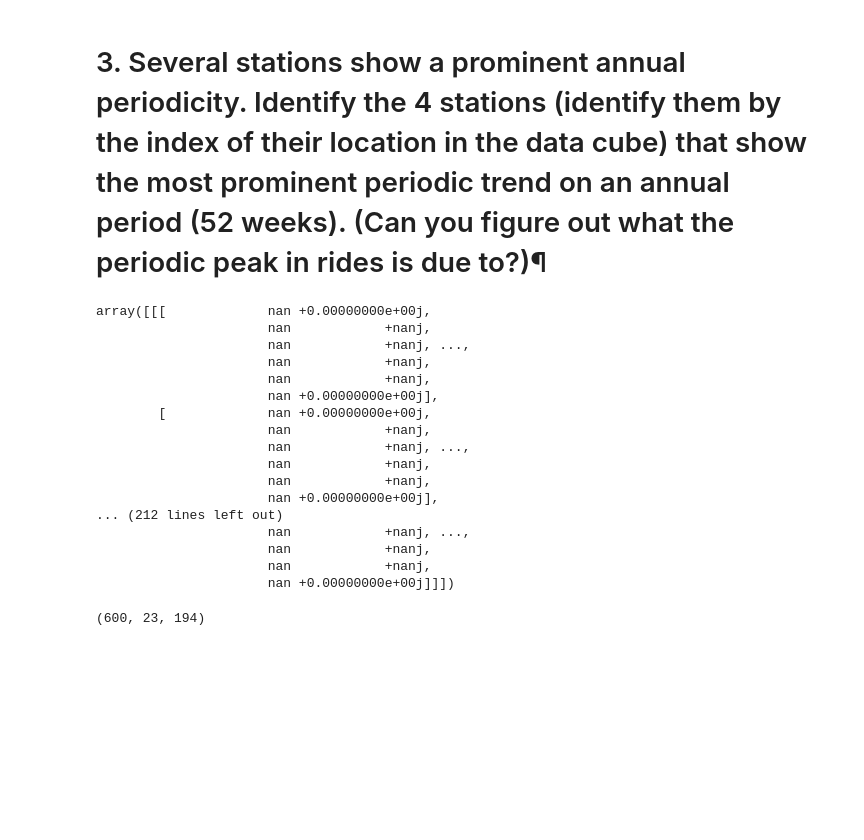
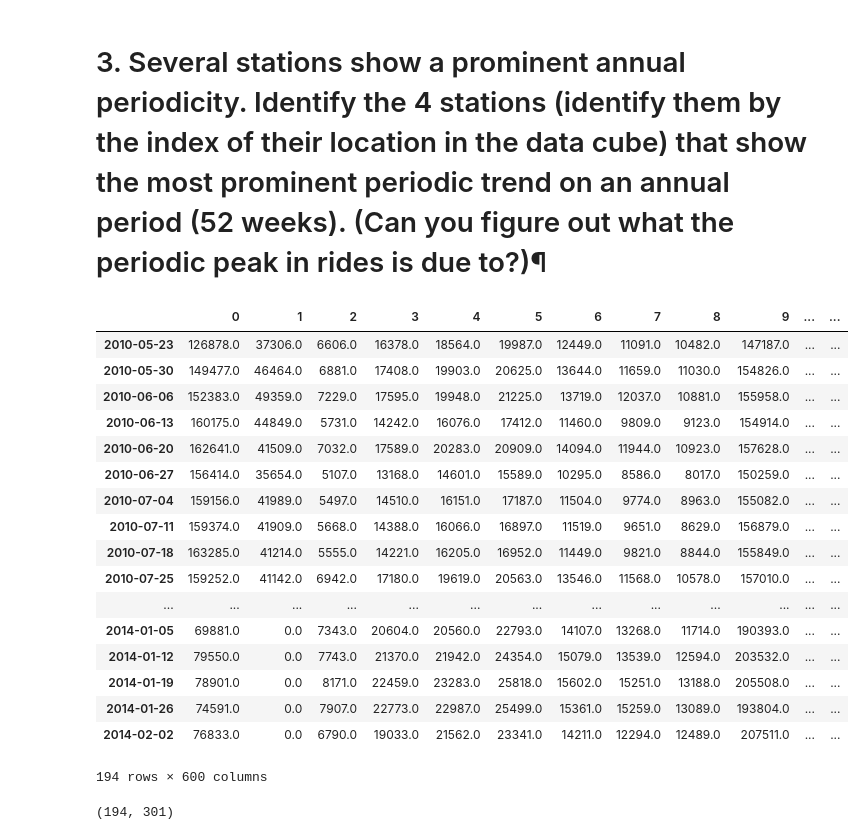
Before and after one commit to aaron-15/PUI2016_ajd629, a Jupyter notebook: HW9_ajd629/HW9_1_ajd629.ipynb, the cells around one changed output. Drawn from its saved outputs; the diff is of its cells as text; code cells hidden in the pictures; blank space fills up the shorter version.

```diff
--- a/HW9_ajd629/HW9_1_ajd629.ipynb
+++ b/HW9_ajd629/HW9_1_ajd629.ipynb
@@ -222,24 +225,25 @@ data_mean.sort_values(by=['Mean_ratio'], ascending=False)
+# %%
+swipes_by_stations_pd_transpose
+# %% [output]
+|  | 0 | 1 | 2 | 3 | 4 | 5 | 6 | 7 | 8 | 9 | ... | ... |
+| 2010-05-23 | 126878.0 | 37306.0 | 6606.0 | 16378.0 | 18564.0 | 19987.0 | 12449.0 | 11091.0 | 10482.0 | 147187.0 | ... | ... |
+| 2010-05-30 | 149477.0 | 46464.0 | 6881.0 | 17408.0 | 19903.0 | 20625.0 | 13644.0 | 11659.0 | 11030.0 | 154826.0 | ... | ... |
+| 2010-06-06 | 152383.0 | 49359.0 | 7229.0 | 17595.0 | 19948.0 | 21225.0 | 13719.0 | 12037.0 | 10881.0 | 155958.0 | ... | ... |
+| 2010-06-13 | 160175.0 | 44849.0 | 5731.0 | 14242.0 | 16076.0 | 17412.0 | 11460.0 | 9809.0 | 9123.0 | 154914.0 | ... | ... |
+| 2010-06-20 | 162641.0 | 41509.0 | 7032.0 | 17589.0 | 20283.0 | 20909.0 | 14094.0 | 11944.0 | 10923.0 | 157628.0 | ... | ... |
+| 2010-06-27 | 156414.0 | 35654.0 | 5107.0 | 13168.0 | 14601.0 | 15589.0 | 10295.0 | 8586.0 | 8017.0 | 150259.0 | ... | ... |
+| 2010-07-04 | 159156.0 | 41989.0 | 5497.0 | 14510.0 | 16151.0 | 17187.0 | 11504.0 | 9774.0 | 8963.0 | 155082.0 | ... | ... |
+| 2010-07-11 | 159374.0 | 41909.0 | 5668.0 | 14388.0 | 16066.0 | 16897.0 | 11519.0 | 9651.0 | 8629.0 | 156879.0 | ... | ... |
+| 2010-07-18 | 163285.0 | 41214.0 | 5555.0 | 14221.0 | 16205.0 | 16952.0 | 11449.0 | 9821.0 | 8844.0 | 155849.0 | ... | ... |
+| 2010-07-25 | 159252.0 | 41142.0 | 6942.0 | 17180.0 | 19619.0 | 20563.0 | 13546.0 | 11568.0 | 10578.0 | 157010.0 | ... | ... |
+| ... | ... | ... | ... | ... | ... | ... | ... | ... | ... | ... | ... | ... |
+| 2014-01-05 | 69881.0 | 0.0 | 7343.0 | 20604.0 | 20560.0 | 22793.0 | 14107.0 | 13268.0 | 11714.0 | 190393.0 | ... | ... |
+| 2014-01-12 | 79550.0 | 0.0 | 7743.0 | 21370.0 | 21942.0 | 24354.0 | 15079.0 | 13539.0 | 12594.0 | 203532.0 | ... | ... |
+| 2014-01-19 | 78901.0 | 0.0 | 8171.0 | 22459.0 | 23283.0 | 25818.0 | 15602.0 | 15251.0 | 13188.0 | 205508.0 | ... | ... |
+| 2014-01-26 | 74591.0 | 0.0 | 7907.0 | 22773.0 | 22987.0 | 25499.0 | 15361.0 | 15259.0 | 13089.0 | 193804.0 | ... | ... |
+| 2014-02-02 | 76833.0 | 0.0 | 6790.0 | 19033.0 | 21562.0 | 23341.0 | 14211.0 | 12294.0 | 12489.0 | 207511.0 | ... | ... |
+194 rows × 600 columns
 # %%
-np.fft.rfft(mtaRides)
+np.abs(np.fft.rfft(swipes_by_stations_pd_transpose)).shape
 # %% [output]
-array([[[             nan +0.00000000e+00j,
-                      nan            +nanj,
-                      nan            +nanj, ...,
-                      nan            +nanj,
-                      nan            +nanj,
-                      nan +0.00000000e+00j],
-        [             nan +0.00000000e+00j,
-                      nan            +nanj,
-                      nan            +nanj, ...,
-                      nan            +nanj,
-                      nan            +nanj,
-                      nan +0.00000000e+00j],
-... (212 lines left out)
-                      nan            +nanj, ...,
-                      nan            +nanj,
-                      nan            +nanj,
-                      nan +0.00000000e+00j]]])
+(194, 301)
-# %%
-mtaRides.shape
-# %% [output]
-(600, 23, 194)
```
Also changed, not shown: parts of 7 cells of this notebook.
